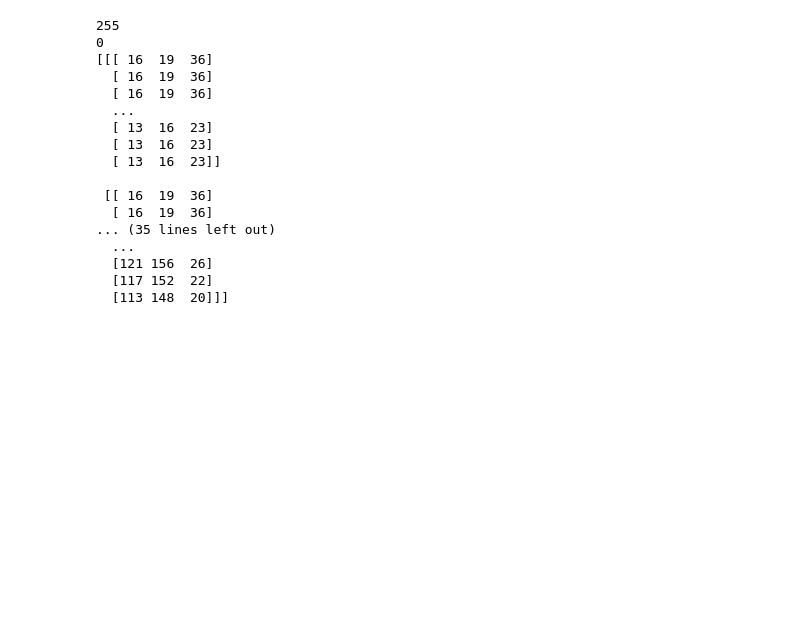
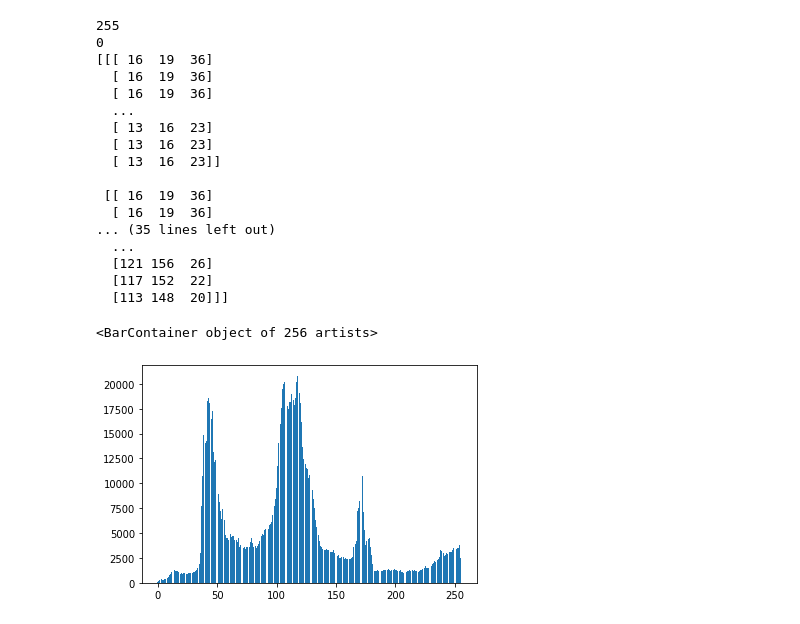
Before and after one commit to shafaio/PCD-Dasar, a Jupyter notebook: MODUL 1/no1.ipynb, the cells around one changed output. Saved outputs shown, nothing was run; the diff lists cells and outputs as text; code cells hidden in the pictures; blank space fills up the shorter version.

```diff
--- a/MODUL 1/no1.ipynb
+++ b/MODUL 1/no1.ipynb
@@ -46,0 +49,12 @@ sumGray = np.zeros(256).astype(int)
+# %%
+for i in range(x):
+    for j in range(y):
+        val = gray[i, j]
+        sumGray [val] +=1
+# %%
+grayValue = [i for i in range (256)]
+# %%
+plt.bar(grayValue, sumGray)
+# %% [output]
+<BarContainer object of 256 artists>
+[figure, added]
```
Also changed, not shown: parts of 3 cells of this notebook.
